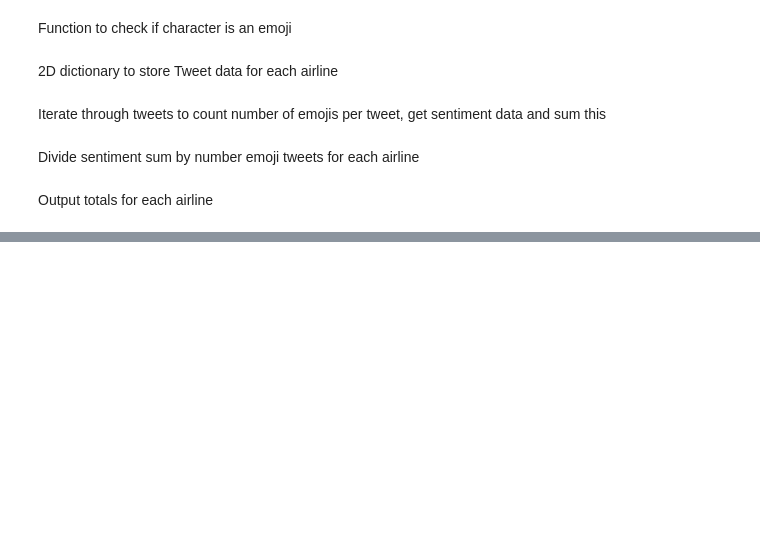
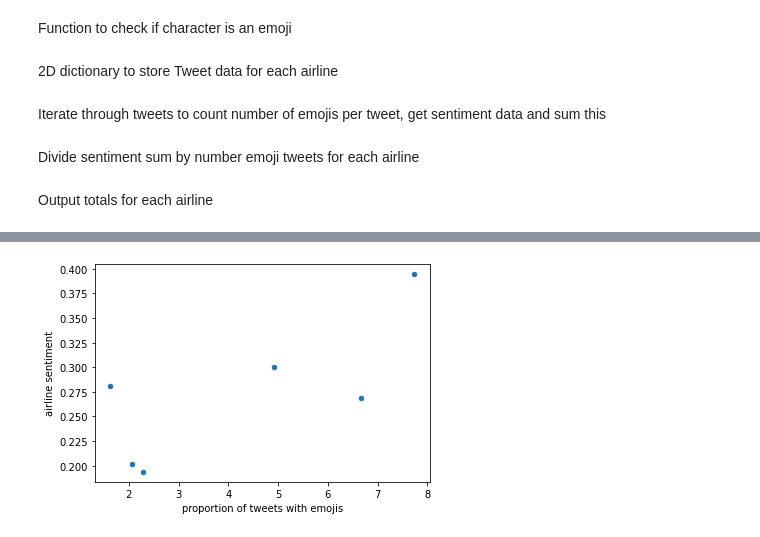
Before and after one commit to mulac/TDA-SentimentAnalysis, a Jupyter notebook: emoji_analysis.ipynb, the cells around one changed output, grey strips where cells are left out. Saved outputs shown, nothing was run; the diff lists cells and outputs as text; code cells hidden in the pictures; blank space fills up the shorter version.

```diff
--- a/emoji_analysis.ipynb
+++ b/emoji_analysis.ipynb
@@ -128,0 +151,4 @@ American
+# %%
+sentiment_emoji_ax = df.plot.scatter(x='proportion of tweets with emojis', y='airline sentiment')
+# %% [output]
+[figure, added]
```
Also changed, not shown: parts of 8 cells of this notebook.
